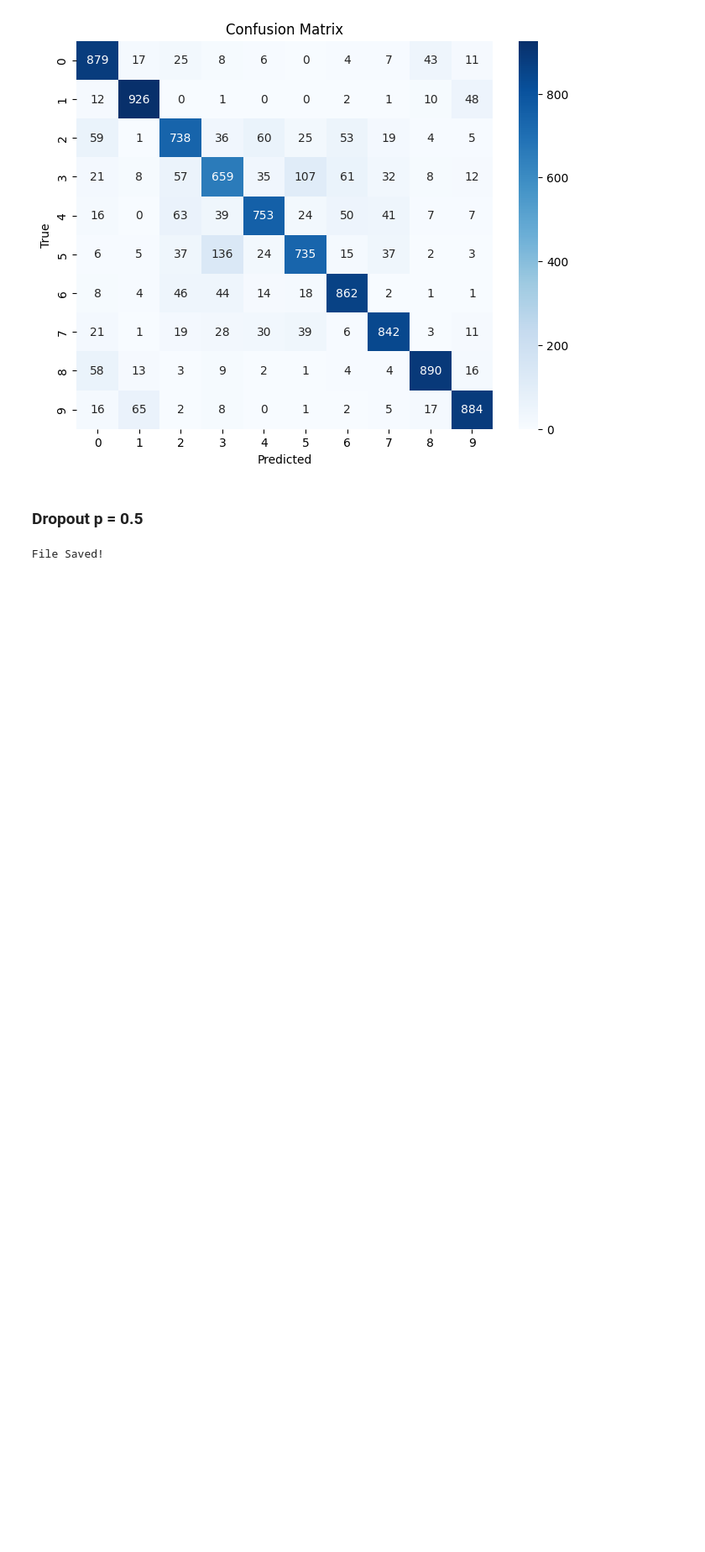
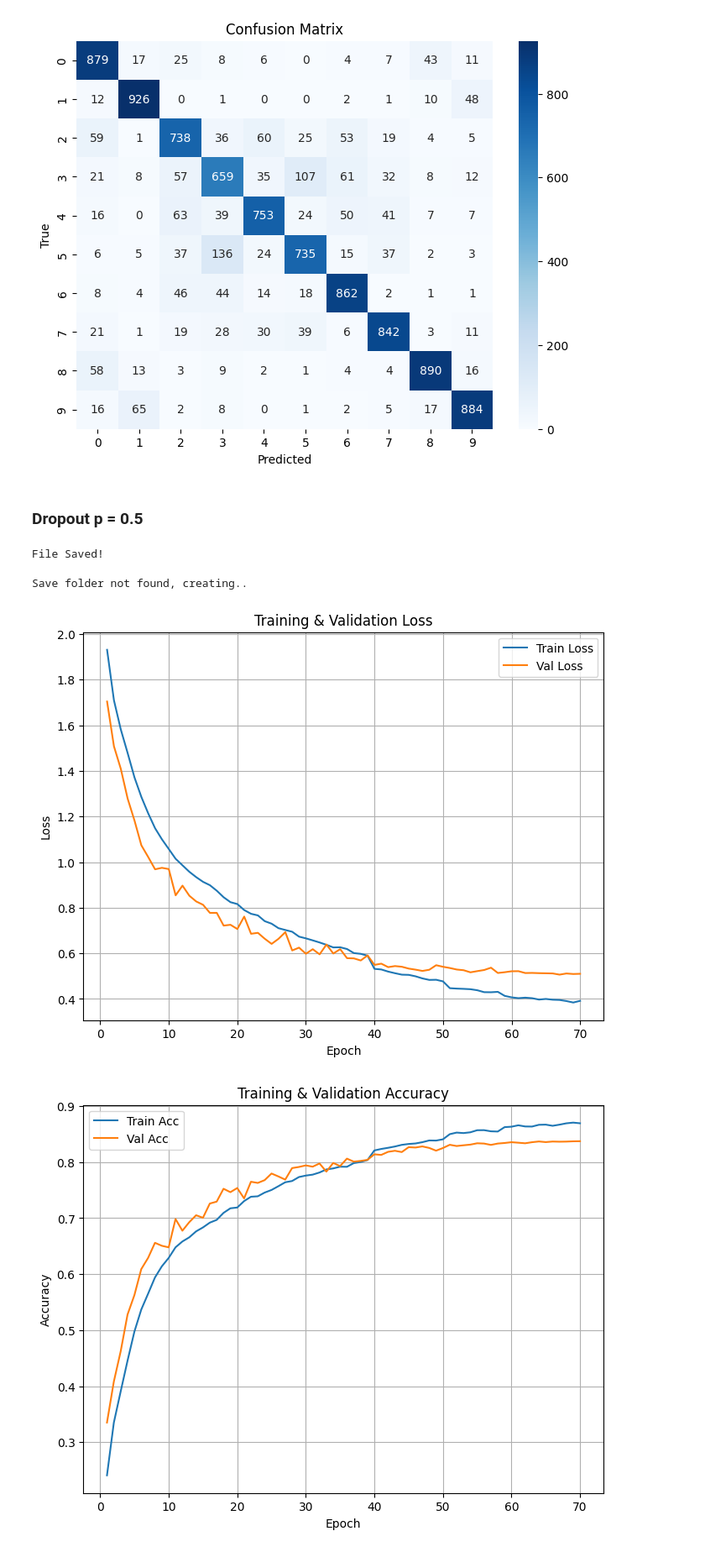
Before and after one commit to fw7th/regularization-ml, a Jupyter notebook: notebooks/02_fc_dropout.ipynb, the cells around one changed output. Shown at 84% size. Saved outputs shown, nothing was run; the diff lists cells and outputs as text; code cells hidden in the pictures; blank space fills up the shorter version.

Commit message:
model 0.7 trained

```diff
--- a/notebooks/02_fc_dropout.ipynb
+++ b/notebooks/02_fc_dropout.ipynb
@@ -180,2 +208,19 @@ saveHistory(history_drop5, history_path5) # Saves the training metadata to a jso
 # %% [output]
 File Saved!
+# %%
+visuals_folder5 = f"{DATA_DIR}/visualizations/fc0.5"
+weights_path = f"{DATA_DIR}/weights/fc0.5.pth"
+fc5model = loadWeights(drop_5_model, weights_path)
+# %%
+fc5_json = f"{DATA_DIR}/logs/fc0.5.json"
+fc5_data = readJson(fc5_json)
+# %%
+train_losses_fc5 = fc5_data["train_loss"]
+val_losses_fc5 = fc5_data["val_loss"]
+train_accs_fc5 = fc5_data["train_acc"]
+val_accs_fc5 = fc5_data["val_acc"]
+plotCurves(train_losses_fc5, val_losses_fc5, train_accs_fc5, val_accs_fc5, visuals_folder5)
+# %% [output]
+Save folder not found, creating..
+[figure, added]
+[figure, added]
```
Also changed, not shown: parts of 12 cells of this notebook, 5 other files.
